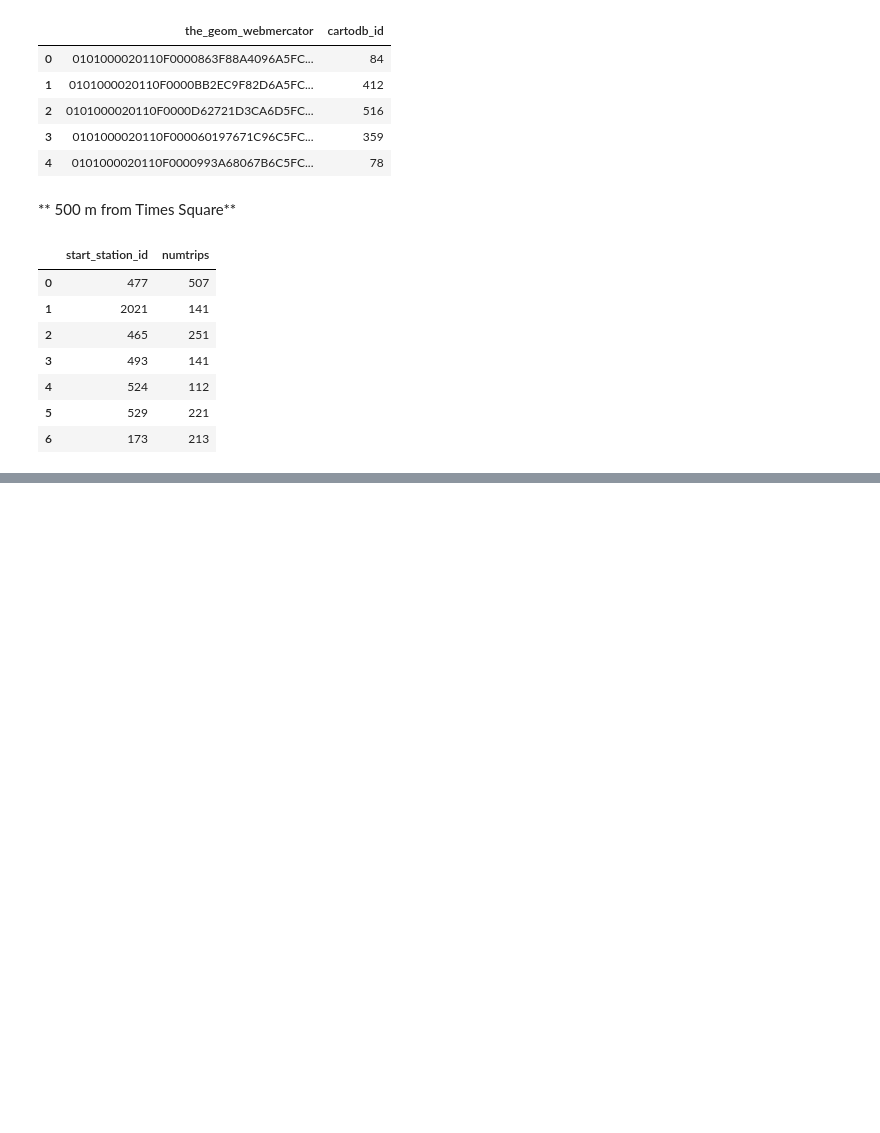
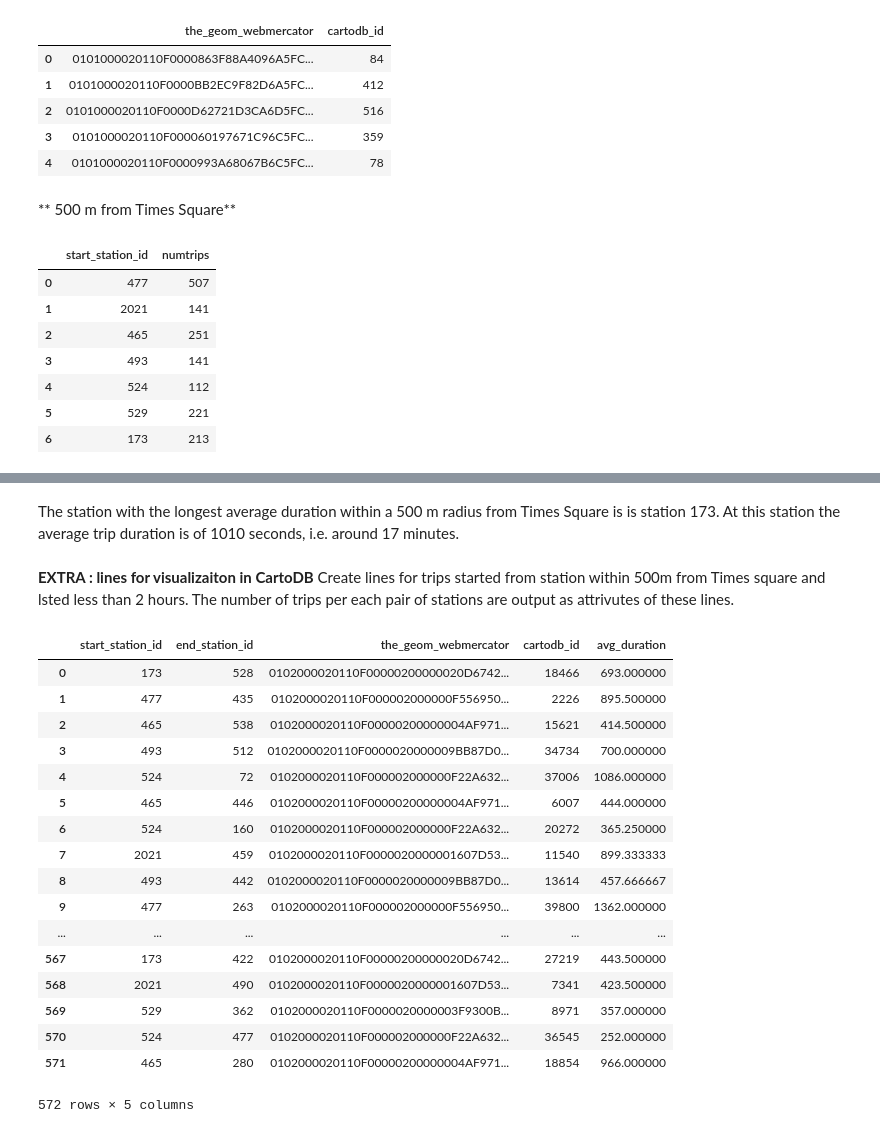
Before and after one commit to biabbiassago/PUI2017_bb1569, a Jupyter notebook: HW7_bb1569/SQLLab_bb1569.ipynb, the cells around one changed output, grey strips where cells are left out. Drawn from its saved outputs; the diff is of its cells as text; code cells hidden in the pictures; blank space fills up the shorter version.

```diff
--- a/HW7_bb1569/SQLLab_bb1569.ipynb
+++ b/HW7_bb1569/SQLLab_bb1569.ipynb
@@ -343,0 +428,64 @@ pd.read_csv(BytesIO(queryCartoDB(query13)), sep=',')
+# %% [markdown]
+The station with the longest average duration within a 500 m radius from Times Square is  is station 173. At this station the average trip duration is of 1010 seconds, i.e. around 17 minutes.
+# %% [markdown]
+**EXTRA : lines for visualizaiton in CartoDB**
+Create lines for trips started from station within 500m from Times square and lsted less than 2 hours. The number of trips per each pair of stations are output as attrivutes of these lines.
+# %%
+query15 = '''
+SELECT
+    start_station_id,
+    end_station_id,
+    ST_Makeline(
+         CDB_TransformToWebmercator(CDB_LatLng(
+              start_station_latitude,
+              start_station_longitude
+         )),
+         CDB_TransformToWebmercator(CDB_LatLng(
+              end_station_latitude,
+              end_station_longitude))
+    ) as the_geom_webmercator,
+    MIN(cartodb_id) as cartodb_id,
+    AVG(tripduration) as avg_duration
+
+FROM citibike
+
+WHERE
+    tripduration<7200
+and
+     ST_DWithin(
+         CDB_LatLng(
+              start_station_latitude,
+                start_station_longitude
+            )::geography,
+            CDB_LatLng(40.7577,-73.9857)::geography, 500)
+
+GROUP BY
+    start_station_id,
+    start_station_latitude,
+    start_station_longitude,
+    end_station_id,
+    end_station_latitude,
+    end_station_longitude
+
+'''
+
+pd.read_csv(BytesIO(queryCartoDB(query15)), sep=',')
+# %% [output]
+|  | start_station_id | end_station_id | the_geom_webmercator | cartodb_id | avg_duration |
+| 0 | 173 | 528 | 0102000020110F00000200000020D6742... | 18466 | 693.000000 |
+| 1 | 477 | 435 | 0102000020110F000002000000F556950... | 2226 | 895.500000 |
+| 2 | 465 | 538 | 0102000020110F00000200000004AF971... | 15621 | 414.500000 |
+| 3 | 493 | 512 | 0102000020110F0000020000009BB87D0... | 34734 | 700.000000 |
+| 4 | 524 | 72 | 0102000020110F000002000000F22A632... | 37006 | 1086.000000 |
+| 5 | 465 | 446 | 0102000020110F00000200000004AF971... | 6007 | 444.000000 |
+| 6 | 524 | 160 | 0102000020110F000002000000F22A632... | 20272 | 365.250000 |
+| 7 | 2021 | 459 | 0102000020110F0000020000001607D53... | 11540 | 899.333333 |
+| 8 | 493 | 442 | 0102000020110F0000020000009BB87D0... | 13614 | 457.666667 |
+| 9 | 477 | 263 | 0102000020110F000002000000F556950... | 39800 | 1362.000000 |
+| ... | ... | ... | ... | ... | ... |
+| 567 | 173 | 422 | 0102000020110F00000200000020D6742... | 27219 | 443.500000 |
+| 568 | 2021 | 490 | 0102000020110F0000020000001607D53... | 7341 | 423.500000 |
+| 569 | 529 | 362 | 0102000020110F0000020000003F9300B... | 8971 | 357.000000 |
+| 570 | 524 | 477 | 0102000020110F000002000000F22A632... | 36545 | 252.000000 |
+| 571 | 465 | 280 | 0102000020110F00000200000004AF971... | 18854 | 966.000000 |
+572 rows × 5 columns
```
Also changed, not shown: parts of 5 cells of this notebook.
